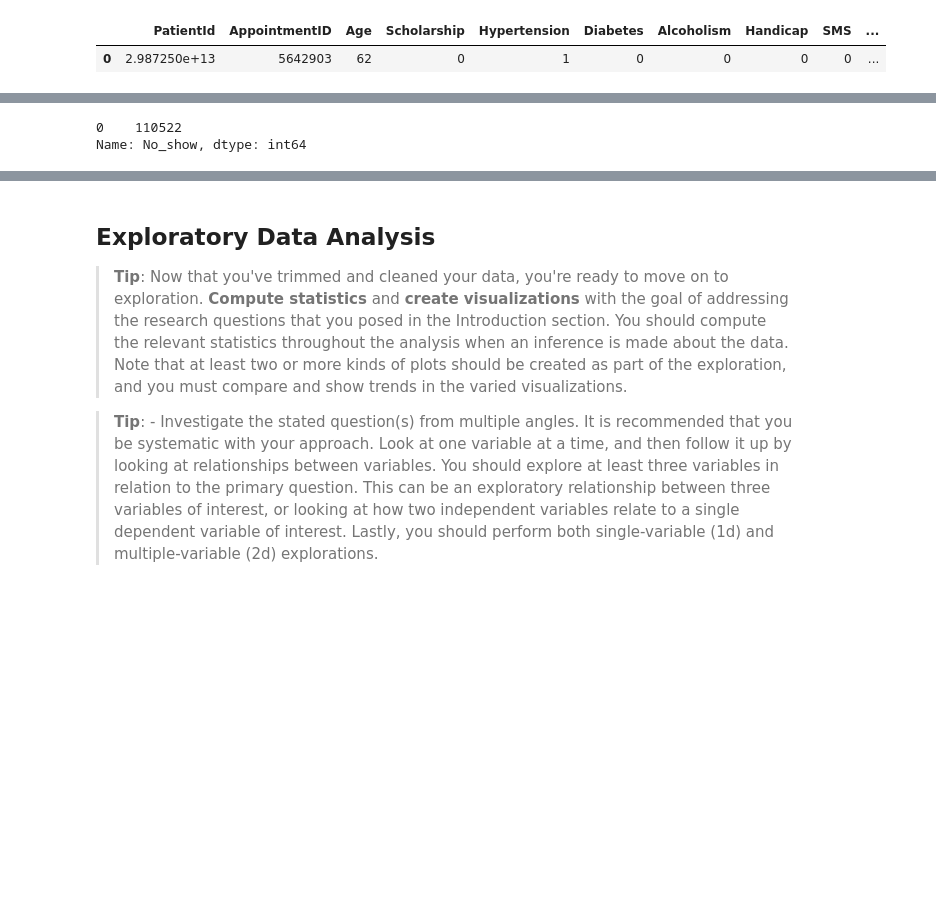
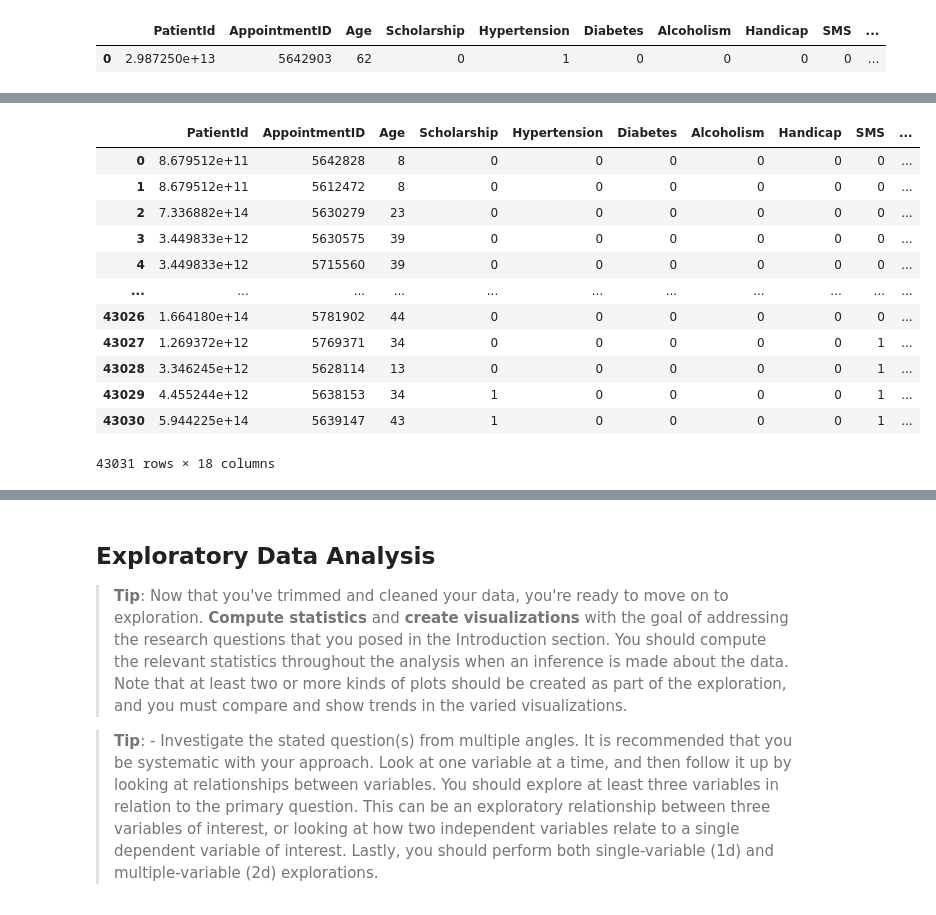
Before and after one commit to Lee-Za/predicting_no_show_appointments, a Jupyter notebook: investigating_noshows.ipynb, the cells around one changed output, grey strips where cells are left out. Saved outputs shown, nothing was run; the diff lists cells and outputs as text; code cells hidden in the pictures; blank space fills up the shorter version.

```diff
--- a/investigating_noshows.ipynb
+++ b/investigating_noshows.ipynb
@@ -246,5 +323,16 @@ df.head(1)
 # %%
-df.No_show.value_counts()
+df
 # %% [output]
+|  | PatientId | AppointmentID | Age | Scholarship | Hypertension | Diabetes | Alcoholism | Handicap | SMS | ... |
+| 0 | 8.679512e+11 | 5642828 | 8 | 0 | 0 | 0 | 0 | 0 | 0 | ... |
+| 1 | 8.679512e+11 | 5612472 | 8 | 0 | 0 | 0 | 0 | 0 | 0 | ... |
+| 2 | 7.336882e+14 | 5630279 | 23 | 0 | 0 | 0 | 0 | 0 | 0 | ... |
+| 3 | 3.449833e+12 | 5630575 | 39 | 0 | 0 | 0 | 0 | 0 | 0 | ... |
+| 4 | 3.449833e+12 | 5715560 | 39 | 0 | 0 | 0 | 0 | 0 | 0 | ... |
+| ... | ... | ... | ... | ... | ... | ... | ... | ... | ... | ... |
+| 43026 | 1.664180e+14 | 5781902 | 44 | 0 | 0 | 0 | 0 | 0 | 0 | ... |
+| 43027 | 1.269372e+12 | 5769371 | 34 | 0 | 0 | 0 | 0 | 0 | 1 | ... |
+| 43028 | 3.346245e+12 | 5628114 | 13 | 0 | 0 | 0 | 0 | 0 | 1 | ... |
+| 43029 | 4.455244e+12 | 5638153 | 34 | 1 | 0 | 0 | 0 | 0 | 1 | ... |
+| 43030 | 5.944225e+14 | 5639147 | 43 | 1 | 0 | 0 | 0 | 0 | 1 | ... |
-0    110522
-Name: No_show, dtype: int64
+43031 rows × 18 columns
```
Also changed, not shown: parts of 32 cells of this notebook.
